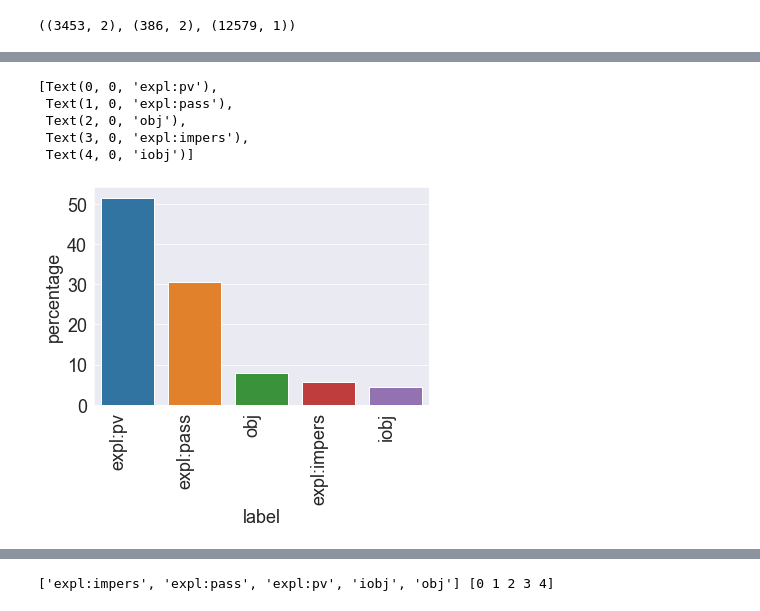
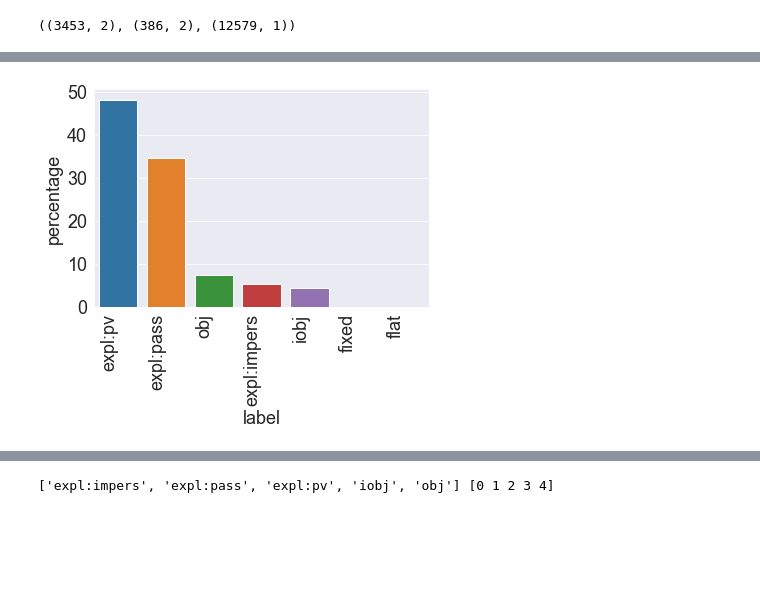
Before and after one commit to maxhof905/se_constructions, a Jupyter notebook: rubrix/sklearn_active_learning.ipynb, the cells around one changed output, grey strips where cells are left out. Cells and saved outputs as stored; diff of their text form; code cells hidden in the pictures; blank space fills up the shorter version.

```diff
--- a/rubrix/sklearn_active_learning.ipynb
+++ b/rubrix/sklearn_active_learning.ipynb
@@ -86,12 +54,14 @@ p_train.set_xticklabels(p_train.get_xticklabels(),
-# %%
-p_test = sns.barplot(x="label", y="percentage", data=label_counts_test)
-p_test.set_xticklabels(p_test.get_xticklabels(),
-                          rotation=90,
-                          horizontalalignment='right')
-# %% [output]
-[Text(0, 0, 'expl:pv'),
- Text(1, 0, 'expl:pass'),
- Text(2, 0, 'obj'),
- Text(3, 0, 'expl:impers'),
- Text(4, 0, 'iobj')]
-[figure, removed]
+# %%
+"""
+check label distribution in splits
+"""
+def get_class_dist(df_col):
+    data = df_col.value_counts(normalize=True).rename('percentage').mul(100).reset_index().rename(columns = {"index":"label"})
+    plot = sns.barplot(x="label", y="percentage", data=data)
+    plot.set_xticklabels(plot.get_xticklabels(),
+                          rotation=90,
+                          horizontalalignment='right')
+
+get_class_dist(initial_train.se_label)
+# %% [output]
+[figure, added]
```
Also changed, not shown: parts of 31 cells of this notebook, 2 other files.
